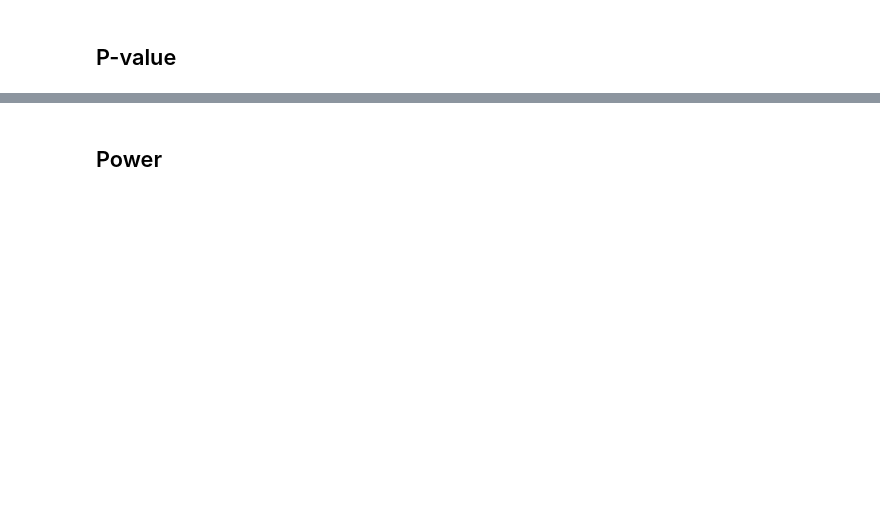
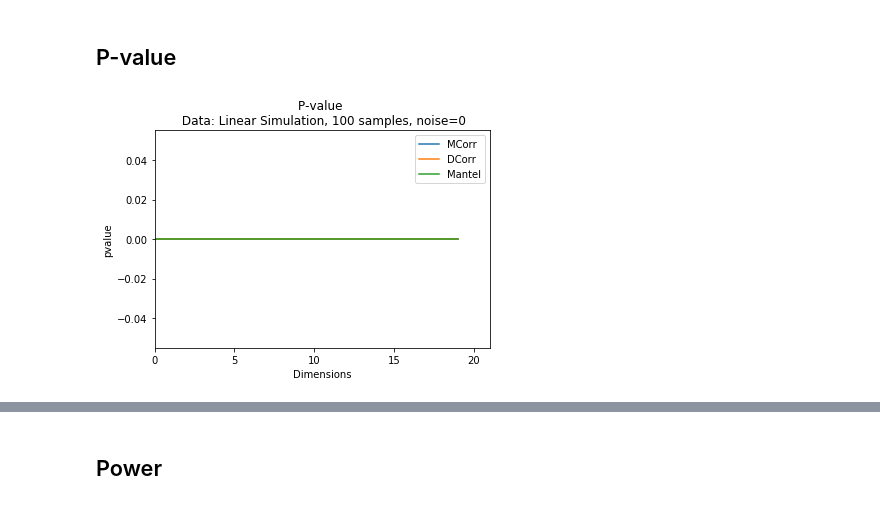
Before and after one commit to neurodata/mgcpy-old, a Jupyter notebook: mgcpy/benchmarks/demo.ipynb, the cells around one changed output, grey strips where cells are left out. Saved outputs shown, nothing was run; the diff lists cells and outputs as text; code cells hidden in the pictures; blank space fills up the shorter version.

```diff
--- a/mgcpy/benchmarks/demo.ipynb
+++ b/mgcpy/benchmarks/demo.ipynb
@@ -16,2 +57,29 @@ def compute_distance_matrix(data_matrix_X, data_matrix_Y):
 # %% [markdown]
 ## P-value
+# %%
+def pvalue_vs_dimension(corr_type, simulation_type, dim_range):
+    p_value = []
+    for d in range(1, dim_range+1):
+        x, y = simulation_type(num_samp=100, num_dim=d, noise=0)
+        corr = DCorr(data_matrix_X=x, data_matrix_Y=y, compute_distance_matrix=compute_distance_matrix, corr_type=corr_type)
+        p_value.append(corr.p_value())
+    return p_value
+# %%
+def plot_p_value(simulation_type, dim_range, simulation_name):
+    mcorr_pvalue = pvalue_vs_dimension('mcorr', simulation_type, dim_range)
+    dcorr_pvalue = pvalue_vs_dimension('dcorr', simulation_type, dim_range)
+    mantel_pvalue = pvalue_vs_dimension('mantel', simulation_type, dim_range)
+    plt.plot(mcorr_pvalue, label='MCorr')
+    plt.plot(dcorr_pvalue, label='DCorr')
+    plt.plot(mantel_pvalue, label='Mantel')
+    plt.xlabel('Dimensions')
+    plt.ylabel('pvalue')
+    plt.legend()
+    plt.gca().set_xlim(1, dim_range+1)
+    plt.xticks(np.arange(0, dim_range+1, 5))
+    plt.title('P-value \n Data: {} Simulation, 100 samples, noise=0'.format(simulation_name))
+    plt.show()
+# %%
+plot_p_value(linear_sim, 20, 'Linear')
+# %% [output]
+[figure, added]
```
Also changed, not shown: parts of 15 cells of this notebook, 1 other file.
